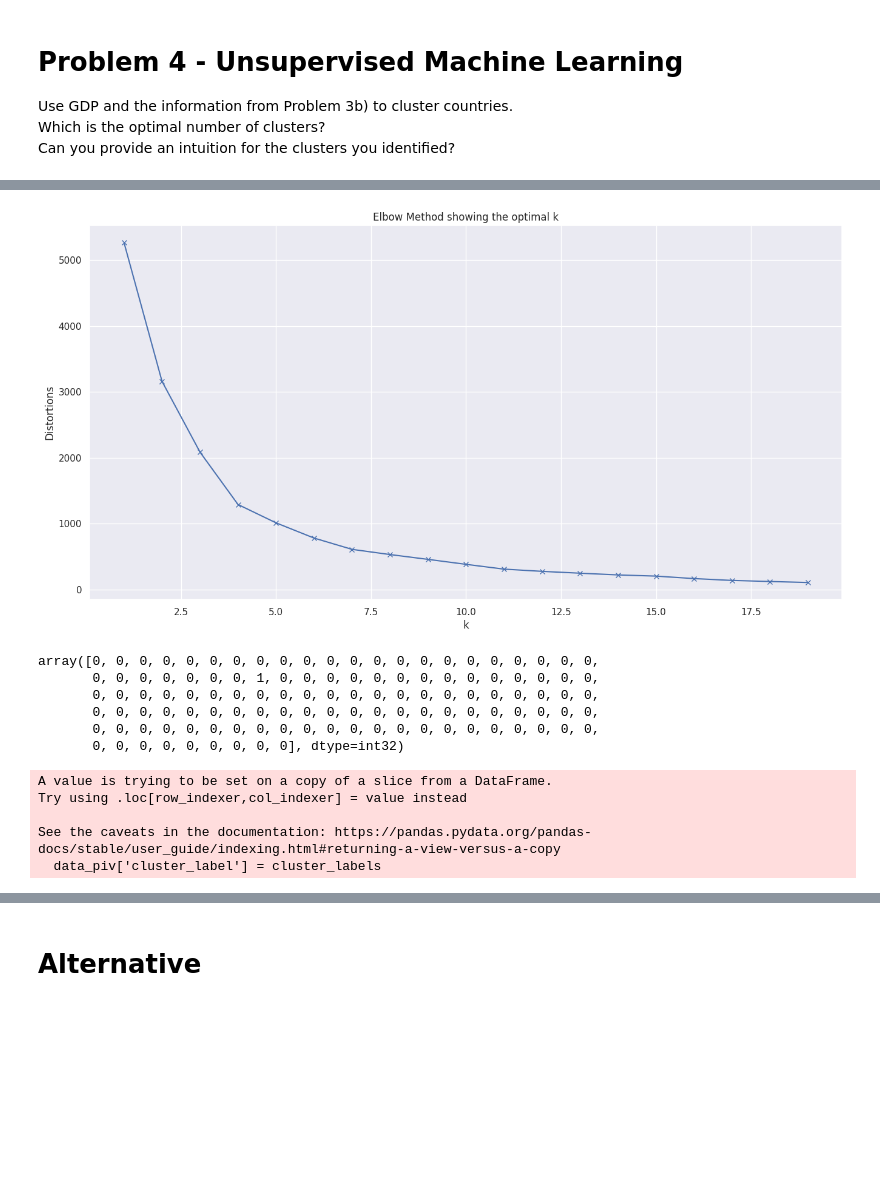
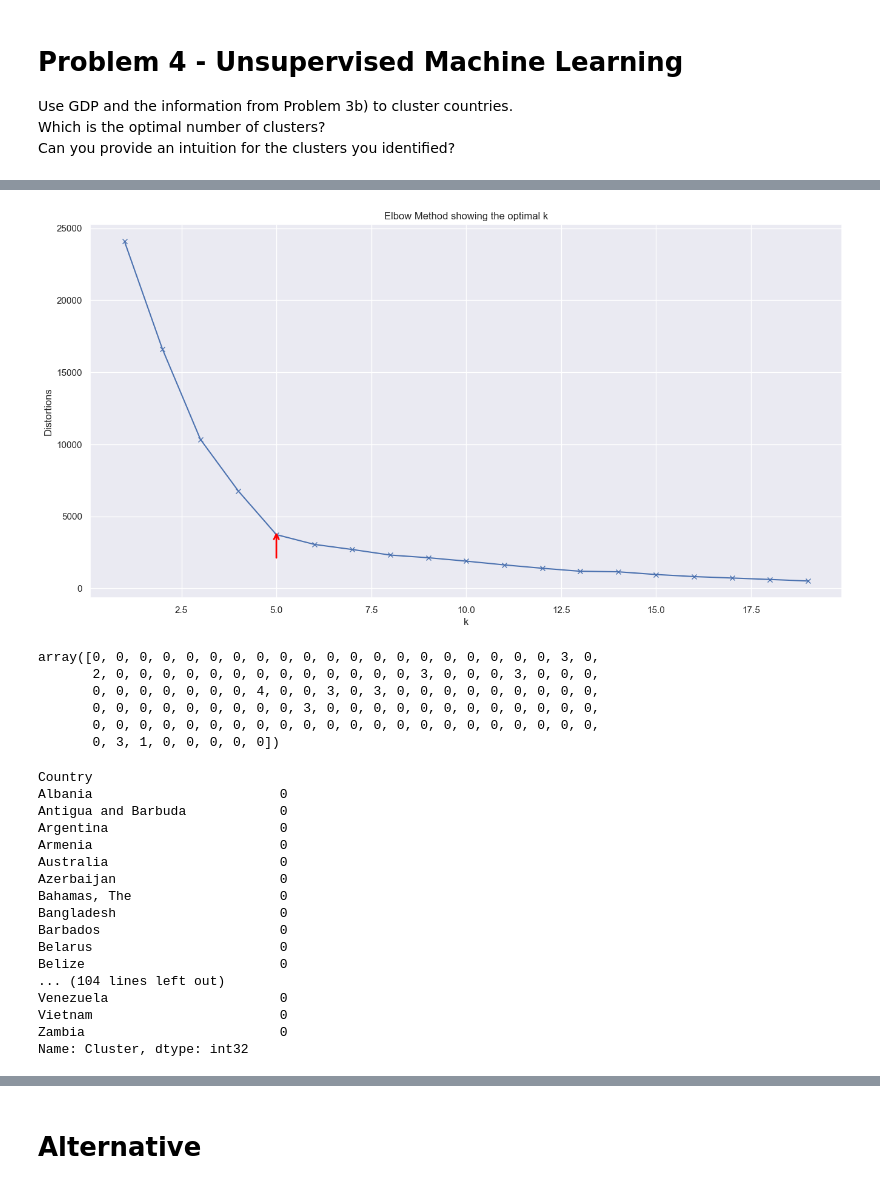
Before and after one commit to Monsieur-Bandana/data_science_clockmann, a Jupyter notebook: ClassProject2207.ipynb, the cells around one changed output, grey strips where cells are left out. Drawn from its saved outputs; the diff is of its cells as text; code cells hidden in the pictures; blank space fills up the shorter version.

```diff
--- a/ClassProject2207.ipynb
+++ b/ClassProject2207.ipynb
@@ -447,9 +452,9 @@ final_gdp3_norm2 = drop_duplicate_indices(final_gdp3_norm)
 # %%
 # Exclude all countries that are not in all dfs
-all_countries = set(imp_clean_copy_norm2.index).intersection(exp_clean_copy_norm2.index, nat_dis_clean_copy_norm2.index, pop_clean_copy_norm2.index, final_gdp3_norm2.index)
+all_countries = set(imp_clean_copy_norm.index).intersection(exp_clean_copy_norm.index, nat_dis_clean_copy_norm.index, pop_clean_copy_norm.index, final_gdp3_norm.index)
 
-final_gdp3_norm2 = final_gdp3_norm2[final_gdp3_norm2.index.isin(all_countries)]
-imp_clean_copy_norm2 = imp_clean_copy_norm2[imp_clean_copy_norm2.index.isin(all_countries)]
-exp_clean_copy_norm2 = exp_clean_copy_norm2[exp_clean_copy_norm2.index.isin(all_countries)]
-nat_dis_clean_copy_norm2 = nat_dis_clean_copy_norm2[nat_dis_clean_copy_norm2.index.isin(all_countries)]
-pop_clean_copy_norm2 = pop_clean_copy_norm2[pop_clean_copy_norm2.index.isin(all_countries)]
+final_gdp3_norm = final_gdp3_norm[final_gdp3_norm.index.isin(all_countries)]
+imp_clean_copy_norm = imp_clean_copy_norm[imp_clean_copy_norm.index.isin(all_countries)]
+exp_clean_copy_norm = exp_clean_copy_norm[exp_clean_copy_norm.index.isin(all_countries)]
+nat_dis_clean_copy_norm = nat_dis_clean_copy_norm[nat_dis_clean_copy_norm.index.isin(all_countries)]
+pop_clean_copy_norm = pop_clean_copy_norm[pop_clean_copy_norm.index.isin(all_countries)]
@@ -456,10 +473,10 @@ pop_clean_copy_norm2 = pop_clean_copy_norm2[pop_clean_copy_norm2.index.isin(all_
 # %%
 # Sort index in all dataframes
-imp_clean_copy_norm2.sort_index(inplace=True)
-exp_clean_copy_norm2.sort_index(inplace=True)
-nat_dis_clean_copy_norm2.sort_index(inplace=True)
-pop_clean_copy_norm2.sort_index(inplace=True)
-final_gdp3_norm2.sort_index(inplace=True)
+imp_clean_copy_norm.sort_index(inplace=True)
+exp_clean_copy_norm.sort_index(inplace=True)
+nat_dis_clean_copy_norm.sort_index(inplace=True)
+pop_clean_copy_norm.sort_index(inplace=True)
+final_gdp3_norm.sort_index(inplace=True)
 # %%
 #Concatenate Frames with multiindex
-data = pd.concat([final_gdp3_norm2, imp_clean_copy_norm2, exp_clean_copy_norm2, nat_dis_clean_copy_norm2, pop_clean_copy_norm2], keys=["GDP", "Exports", "Imports", "Nat_Dis", "Population"])
+data = pd.concat([final_gdp3_norm, imp_clean_copy_norm, exp_clean_copy_norm, nat_dis_clean_copy_norm, pop_clean_copy_norm], keys=["GDP", "Exports", "Imports", "Nat_Dis", "Population"])
@@ -671,3 +607,0 @@ data_piv
-# %%
-data_piv = data_piv.dropna()
-data_piv
@@ -696,34 +614,25 @@ for k in K:
     kmeans.fit(data_piv)
     distortions.append(kmeans.inertia_)
 # %%
-#Ellbow-Method --> Best Number of Clusters is 2
+#Ellbow-Method --> Best Number of Clusters is 5
 plt.figure(figsize = (16,8))
 plt.plot(K, distortions, "bx-")
 plt.xlabel("k")
 plt.ylabel("Distortions")
 plt.title("Elbow Method showing the optimal k")
-plt.annotate("", xy = (2,10000), xytext = (2,6000), arrowprops= dict(arrowstyle='->', color = 'red', lw = 2, mutation_scale = 15))
+plt.annotate("", xy = (5,4000), xytext = (5,2000), arrowprops= dict(arrowstyle='->', color = 'red', lw = 2, mutation_scale = 15))
 plt.show()
 # %% [output]
-[figure, old version]
+[figure, new version]
 # %%
-kmeans = KMeans(n_clusters=2)
-kmeans.fit(data_piv)
-y_kmeans = kmeans.predict(data_piv)
+opt_clusters = 5
+kmeans = KMeans(n_clusters=opt_clusters)
+y_kmeans = kmeans.fit_predict(data_piv)
 y_kmeans
 # %% [output]
-array([0, 0, 0, 0, 0, 0, 0, 0, 0, 0, 0, 0, 0, 0, 0, 0, 0, 0, 0, 0, 0, 0,
-       0, 0, 0, 0, 0, 0, 0, 1, 0, 0, 0, 0, 0, 0, 0, 0, 0, 0, 0, 0, 0, 0,
+array([0, 0, 0, 0, 0, 0, 0, 0, 0, 0, 0, 0, 0, 0, 0, 0, 0, 0, 0, 0, 3, 0,
+       2, 0, 0, 0, 0, 0, 0, 0, 0, 0, 0, 0, 0, 0, 3, 0, 0, 0, 3, 0, 0, 0,
+       0, 0, 0, 0, 0, 0, 0, 4, 0, 0, 3, 0, 3, 0, 0, 0, 0, 0, 0, 0, 0, 0,
+       0, 0, 0, 0, 0, 0, 0, 0, 0, 3, 0, 0, 0, 0, 0, 0, 0, 0, 0, 0, 0, 0,
        0, 0, 0, 0, 0, 0, 0, 0, 0, 0, 0, 0, 0, 0, 0, 0, 0, 0, 0, 0, 0, 0,
-       0, 0, 0, 0, 0, 0, 0, 0, 0, 0, 0, 0, 0, 0, 0, 0, 0, 0, 0, 0, 0, 0,
-       0, 0, 0, 0, 0, 0, 0, 0, 0, 0, 0, 0, 0, 0, 0, 0, 0, 0, 0, 0, 0, 0,
-       0, 0, 0, 0, 0, 0, 0, 0, 0], dtype=int32)
+       0, 3, 1, 0, 0, 0, 0, 0])
-# %%
-cluster_labels = kmeans.fit_predict(data_piv.values)
-data_piv['cluster_label'] = cluster_labels
-# %% [output]
-A value is trying to be set on a copy of a slice from a DataFrame.
-Try using .loc[row_indexer,col_indexer] = value instead
-
-See the caveats in the documentation: https://pandas.pydata.org/pandas-docs/stable/user_guide/indexing.html#returning-a-view-versus-a-copy
-  data_piv['cluster_label'] = cluster_labels
@@ -730,3 +641,23 @@ See the caveats in the documentation: https://pandas.pydata.org/pandas-docs/stab
+# %%
+data_piv["Cluster"]
+# %% [output]
+Country
+Albania                        0
+Antigua and Barbuda            0
+Argentina                      0
+Armenia                        0
+Australia                      0
+Azerbaijan                     0
+Bahamas, The                   0
+Bangladesh                     0
+Barbados                       0
+Belarus                        0
+Belize                         0
+... (104 lines left out)
+Venezuela                      0
+Vietnam                        0
+Zambia                         0
+Name: Cluster, dtype: int32
 # %%
 #PCA to reduce components and make it visible
 pca = PCA(n_components=2)
```
Also changed, not shown: parts of 57 cells of this notebook.
